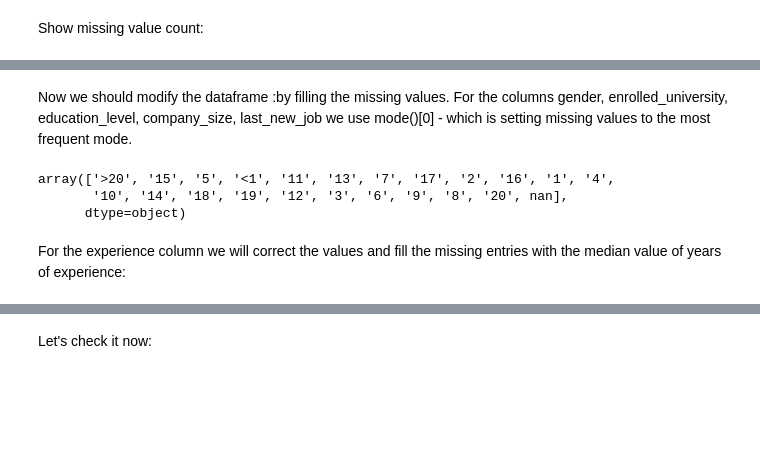
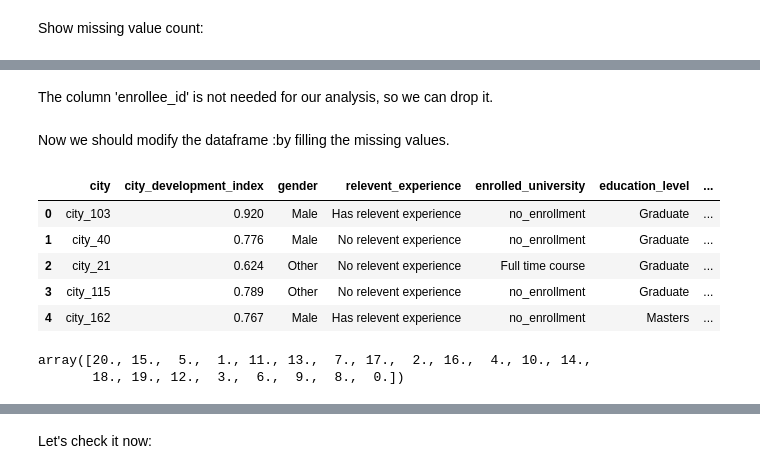
Before and after one commit to mitrovicjj/hr-analytics-app, a Jupyter notebook: hr_data_prep.ipynb, the cells around one changed output, grey strips where cells are left out. Saved outputs shown, nothing was run; the diff lists cells and outputs as text; code cells hidden in the pictures; blank space fills up the shorter version.

Commit message:
Extended the data prep for EDA

```diff
--- a/hr_data_prep.ipynb
+++ b/hr_data_prep.ipynb
@@ -85,27 +156,41 @@ dtype: int64
+# %% [markdown]
+The column 'enrollee_id' is not needed for our analysis, so we can drop it.
+# %%
+df = df.drop(columns='enrollee_id')
+df_test = df_test.drop(columns='enrollee_id')
 # %% [markdown]
 Now we should modify the dataframe :by filling the missing values.
-For the columns gender, enrolled_university, education_level, company_size, last_new_job we use mode()[0] - which is setting missing values to the most frequent mode.
-# %%
-df['gender'] = df['gender'].fillna(df['gender'].mode()[0])
-
-df['enrolled_university'] = df['enrolled_university'].fillna(df['enrolled_university'].mode()[0])
-
-df['education_level'] = df['education_level'].fillna(df['education_level'].mode()[0])
-
-df['company_size'] = df['company_size'].fillna(df['company_size'].mode()[0])
-
-df['last_new_job'] = df['last_new_job'].fillna(df['last_new_job'].mode()[0])
-
-df['company_type'] = df['company_type'].fillna('Unknown')
-
-df['major_discipline'] = df['major_discipline'].fillna('Other')
+# %%
+def mis(data):
+    data.gender = data.gender.fillna("Other")
+    data.enrolled_university = data.enrolled_university.fillna("no_enrollment")
+    data.education_level = data.education_level .fillna("Other")
+    data.major_discipline = data.major_discipline.fillna("Other")
+    data.experience = data.experience.fillna("0")
+    data.experience = data.experience.apply(lambda val : val.replace(">", ''))
+    data.experience = data.experience.apply(lambda val : val.replace("<", ''))
+    data.company_size = data.company_size.map({'50-99':2 ,'100-500':3 ,'10000+': 7,'10/49' :1 ,'1000-4999':5 , '<10':0 ,'500-999':4 ,'5000-9999':6})
+    data.company_size = data.company_size.fillna(0)
+    data.company_type = data.company_type.fillna("Other")
+    data.last_new_job = data.last_new_job.fillna("never")
+    data.last_new_job = data.last_new_job.replace(">4", "5")
+    return(data)
+# %%
+df = mis(df)
+df_test = mis(df_test)
+# %%
+df.head()
+# %% [output]
+|  | city | city_development_index | gender | relevent_experience | enrolled_university | education_level | ... |
+| 0 | city_103 | 0.920 | Male | Has relevent experience | no_enrollment | Graduate | ... |
+| 1 | city_40 | 0.776 | Male | No relevent experience | no_enrollment | Graduate | ... |
+| 2 | city_21 | 0.624 | Other | No relevent experience | Full time course | Graduate | ... |
+| 3 | city_115 | 0.789 | Other | No relevent experience | no_enrollment | Graduate | ... |
+| 4 | city_162 | 0.767 | Male | Has relevent experience | no_enrollment | Masters | ... |
 # %%
 df['experience'].unique()
 # %% [output]
-array(['>20', '15', '5', '<1', '11', '13', '7', '17', '2', '16', '1', '4',
-       '10', '14', '18', '19', '12', '3', '6', '9', '8', '20', nan],
-      dtype=object)
+array([20., 15.,  5.,  1., 11., 13.,  7., 17.,  2., 16.,  4., 10., 14.,
+       18., 19., 12.,  3.,  6.,  9.,  8.,  0.])
-# %% [markdown]
-For the experience column we will correct the values and fill the missing entries with the median value of years of experience:
 # %%
 df['experience'] = df['experience'].replace({'>20': 20, '<1': 0,' nan':0}).astype(float)
```
Also changed, not shown: parts of 22 cells of this notebook.
